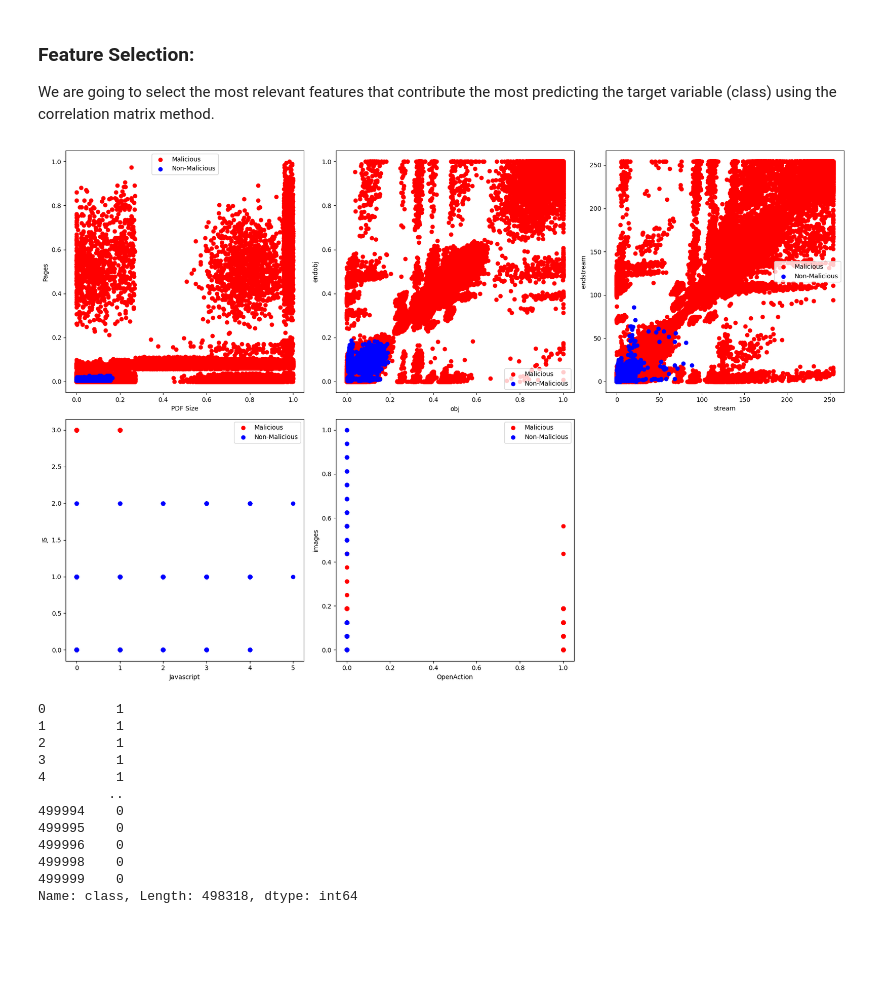
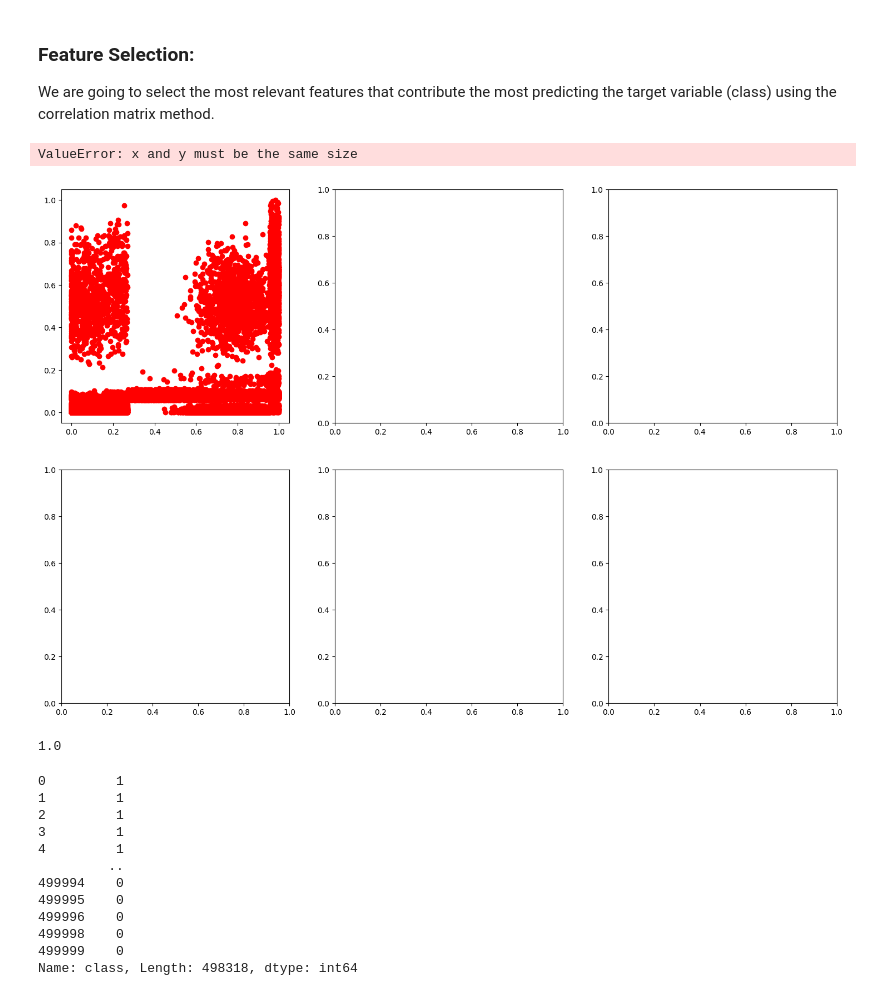
Before and after one commit to MariaMitk/AI_Project2, a Jupyter notebook: Code.ipynb, the cells around one changed output. Cells and saved outputs as stored; diff of their text form; code cells hidden in the pictures; blank space fills up the shorter version.

```diff
--- a/Code.ipynb
+++ b/Code.ipynb
@@ -193,49 +193,64 @@ We are going to select the most relevant features that contribute the most predi
 # %%
 # Create subplots with 2 rows and 3 columns
 fig, axs = plt.subplots(2, 3, figsize=(18, 12))
 
 # Scatter plot 1: PDF Size vs Pages
 axs[0, 0].scatter(df[df['class'] == 1]['pdfsize'], df[df['class'] == 1]['pages'], c='red', label='Malicious')
 axs[0, 0].scatter(df[df['class'] == 0]['pdfsize'], df[df['class'] == 0]['pages'], c='blue', label='Non-Malicious')
 axs[0, 0].set_xlabel('PDF Size')
 axs[0, 0].set_ylabel('Pages')
 axs[0, 0].legend()
+axs[0, 0].set_xlim(df['pdfsize'].min(), df['pdfsize'].max())
+axs[0, 0].set_ylim(df['pages'].min(), df['pages'].max())
 
-# Scatter plot 2: obj vs endobj
-axs[0, 1].scatter(df[df['class'] == 1]['obj'], df[df['class'] == 1]['endobj'], c='red', label='Malicious')
-axs[0, 1].scatter(df[df['class'] == 0]['obj'], df[df['class'] == 0]['endobj'], c='blue', label='Non-Malicious')
-axs[0, 1].set_xlabel('obj')
-axs[0, 1].set_ylabel('endobj')
-axs[0, 1].legend()
+# # Scatter plot 2: obj vs endobj
+# axs[0, 1].scatter(df[df['class'] == 1]['obj'], df[df['class'] == 1]['endobj'], c='red', label='Malicious')
+# axs[0, 1].scatter(df[df['class'] == 0]['obj'], df[df['class'] == 0]['endobj'], c='blue', label='Non-Malicious')
+# axs[0, 1].set_xlabel('obj')
+# axs[0, 1].set_ylabel('endobj')
+# axs[0, 1].legend()
+# axs[0, 1].set_xlim(df['obj'].min(), df['obj'].max())
+# axs[0, 1].set_ylim(df['endobj'].min(), df['endobj'].max())
 
-# Scatter plot 3: stream vs endstream
-axs[0, 2].scatter(df[df['class'] == 1]['stream'], df[df['class'] == 1]['endstream'], c='red', label='Malicious')
-axs[0, 2].scatter(df[df['class'] == 0]['stream'], df[df['class'] == 0]['endstream'], c='blue', label='Non-Malicious')
-axs[0, 2].set_xlabel('stream')
-axs[0, 2].set_ylabel('endstream')
-axs[0, 2].legend()
+# # Scatter plot 3: stream vs endstream
+# axs[0, 2].scatter(df[df['class'] == 1]['stream'], df[df['class'] == 1]['endstream'], c='red', label='Malicious')
+# axs[0, 2].scatter(df[df['class'] == 0]['stream'], df[df['class'] == 0]['endstream'], c='blue', label='Non-Malicious')
+# axs[0, 2].set_xlabel('stream')
+# axs[0, 2].set_ylabel('endstream')
+# axs[0, 2].legend()
+# axs[0, 2].set_xlim(df['stream'].min(), df['stream'].max())
+# axs[0, 2].set_ylim(df['endstream'].min(), df['endstream'].max())
 
-# Scatter plot 4: Javascript vs JS
-axs[1, 0].scatter(df[df['class'] == 1]['Javascript'], df[df['class'] == 1]['JS'], c='red', label='Malicious')
-axs[1, 0].scatter(df[df['class'] == 0]['Javascript'], df[df['class'] == 0]['JS'], c='blue', label='Non-Malicious')
-axs[1, 0].set_xlabel('Javascript')
-axs[1, 0].set_ylabel('JS')
-axs[1, 0].legend()
+# # Scatter plot 4: Javascript vs JS
+# axs[1, 0].scatter(df[df['class'] == 1]['Javascript'], df[df['class'] == 1]['JS'], c='red', label='Malicious')
+# axs[1, 0].scatter(df[df['class'] == 0]['Javascript'], df[df['class'] == 0]['JS'], c='blue', label='Non-Malicious')
+# axs[1, 0].set_xlabel('Javascript')
+# axs[1, 0].set_ylabel('JS')
+# axs[1, 0].legend()
+# axs[1, 0].set_xlim(df['Javascript'].min(), df['Javascript'].max())
+# axs[1, 0].set_ylim(df['JS'].min(), df['JS'].max())
 
-# Scatter plot 5: OpenAction vs images
-axs[1, 1].scatter(df[df['class'] == 1]['OpenAction'], df[df['class'] == 1]['images'], c='red', label='Malicious')
-axs[1, 1].scatter(df[df['class'] == 0]['OpenAction'], df[df['class'] == 0]['images'], c='blue', label='Non-Malicious')
-axs[1, 1].set_xlabel('OpenAction')
-axs[1, 1].set_ylabel('images')
-axs[1, 1].legend()
+# # Scatter plot 5: OpenAction vs images
+# axs[1, 1].scatter(df[df['class'] == 1]['OpenAction'], df[df['class'] == 1]['images'], c='red', label='Malicious')
+# axs[1, 1].scatter(df[df['class'] == 0]['OpenAction'], df[df['class'] == 0]['images'], c='blue', label='Non-Malicious')
+# axs[1, 1].set_xlabel('OpenAction')
+# axs[1, 1].set_ylabel('images')
+# axs[1, 1].legend()
+# axs[1, 1].set_xlim(df['OpenAction'].min(), df['OpenAction'].max())
+# axs[1, 1].set_ylim(df['images'].min(), df['images'].max())
 
-# Hide the empty subplot
-axs[1, 2].axis('off')
+# # Hide the empty subplot
+# axs[1, 2].axis('off')
 
 plt.tight_layout()
 plt.show()
 # %% [output]
+ValueError: x and y must be the same size
-[figure, old version]
+[figure, new version]
+# %%
+print(df['pdfsize'].max())
+# %% [output]
+1.0
 # %%
 df['class']
 # %% [output]
```
